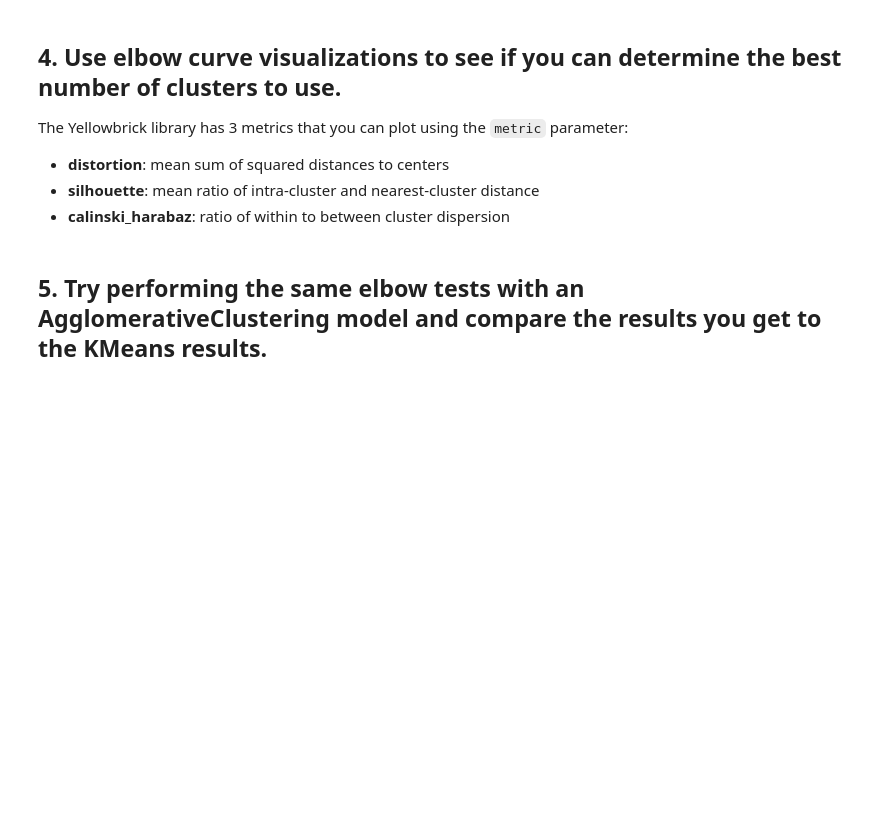
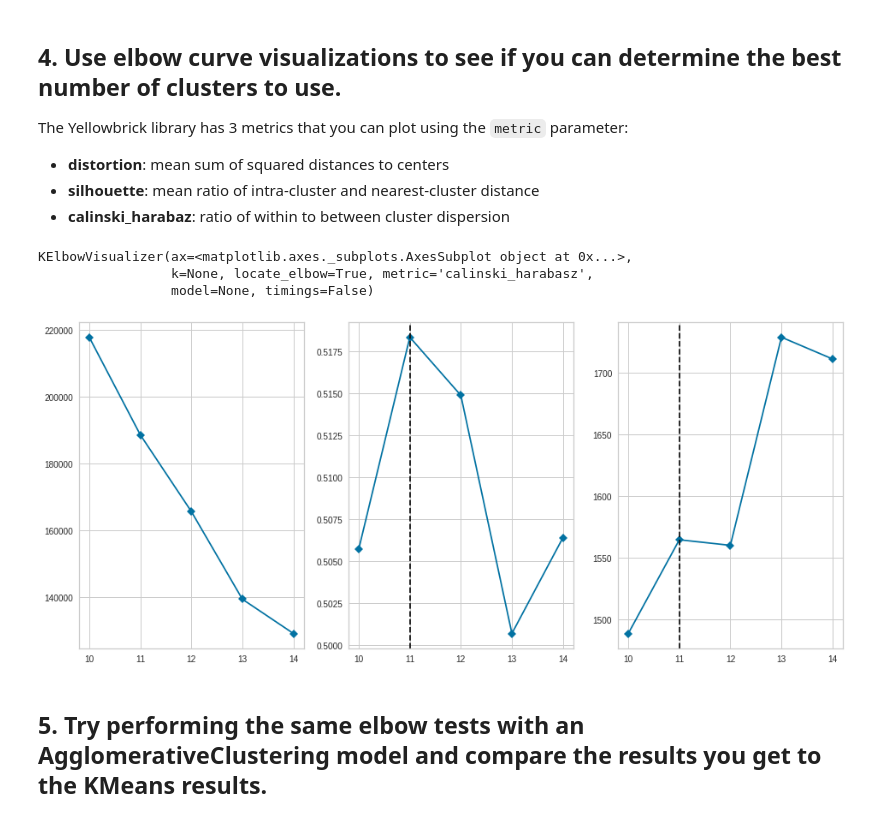
Before and after one commit to ironhack-datalabs/datamad0320, a Jupyter notebook: module-3/lab-unsupervised-learning-evaluation/your-code/main.ipynb, the cells around one changed output. Cells and saved outputs as stored; diff of their text form; code cells hidden in the pictures; blank space fills up the shorter version.

```diff
--- a/module-3/lab-unsupervised-learning-evaluation/your-code/main.ipynb
+++ b/module-3/lab-unsupervised-learning-evaluation/your-code/main.ipynb
@@ -27,5 +56,24 @@ The Yellowbrick library has 3 metrics that you can plot using the `metric` param
 - **distortion**: mean sum of squared distances to centers
 - **silhouette**: mean ratio of intra-cluster and nearest-cluster distance
 - **calinski_harabaz**: ratio of within to between cluster dispersion
+# %%
+model = KMeans()
+plt.figure(figsize=(16,7))
+plt.subplot(1,3,1)
+visualizerD = KElbowVisualizer(model, k=(10,15), metric="distortion", timings=False)
+visualizerD.fit(X)
+
+plt.subplot(1,3,2)
+visualizerS = KElbowVisualizer(model, k=(10,15), metric="silhouette", timings=False)
+visualizerS.fit(X)
+
+plt.subplot(1,3,3)
+visualizerC = KElbowVisualizer(model, k=(10,15), metric="calinski_harabasz", timings=False)
+visualizerC.fit(X)
+# %% [output]
+KElbowVisualizer(ax=<matplotlib.axes._subplots.AxesSubplot object at 0x...>,
+                 k=None, locate_elbow=True, metric='calinski_harabasz',
+                 model=None, timings=False)
+[figure, added]
 # %% [markdown]
 ## 5. Try performing the same elbow tests with an AgglomerativeClustering model and compare the results you get to the KMeans results.
```
Also changed, not shown: parts of 6 cells of this notebook.
